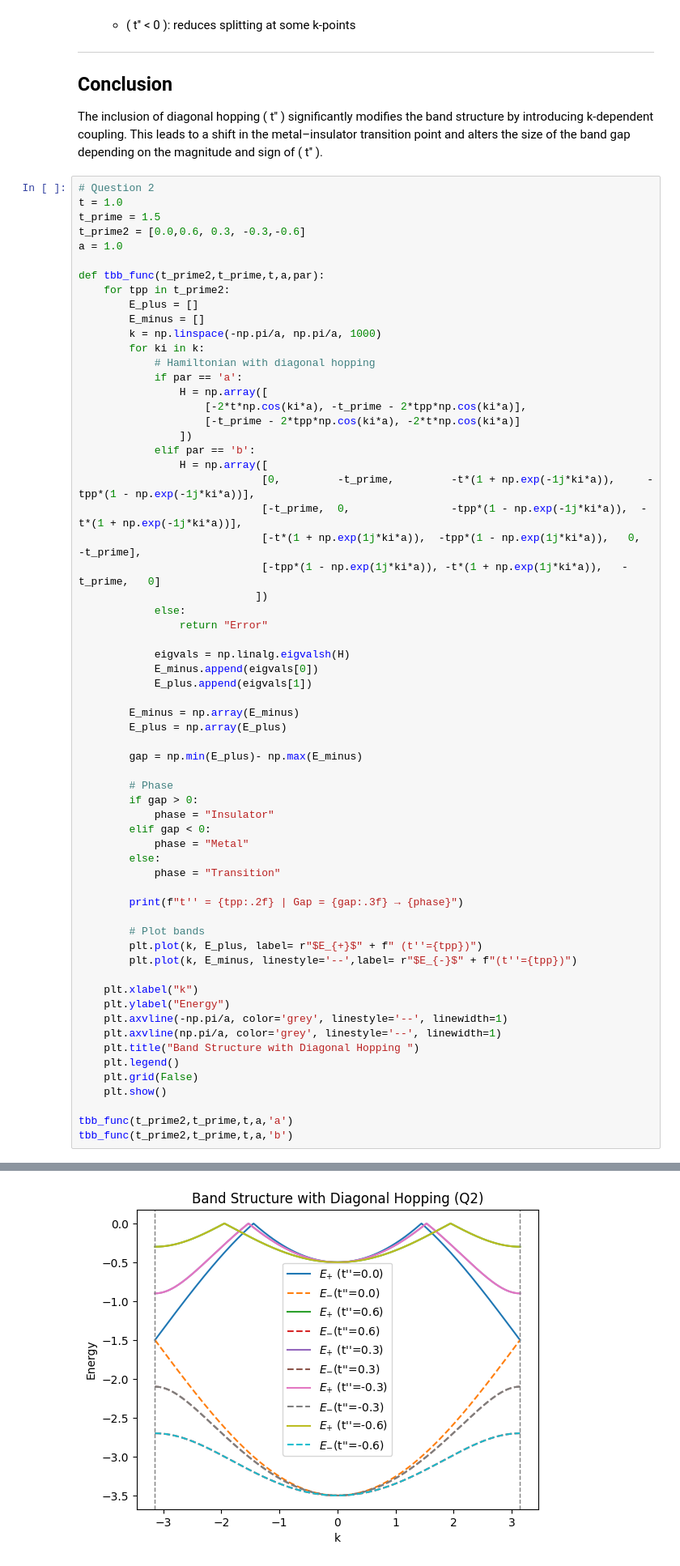
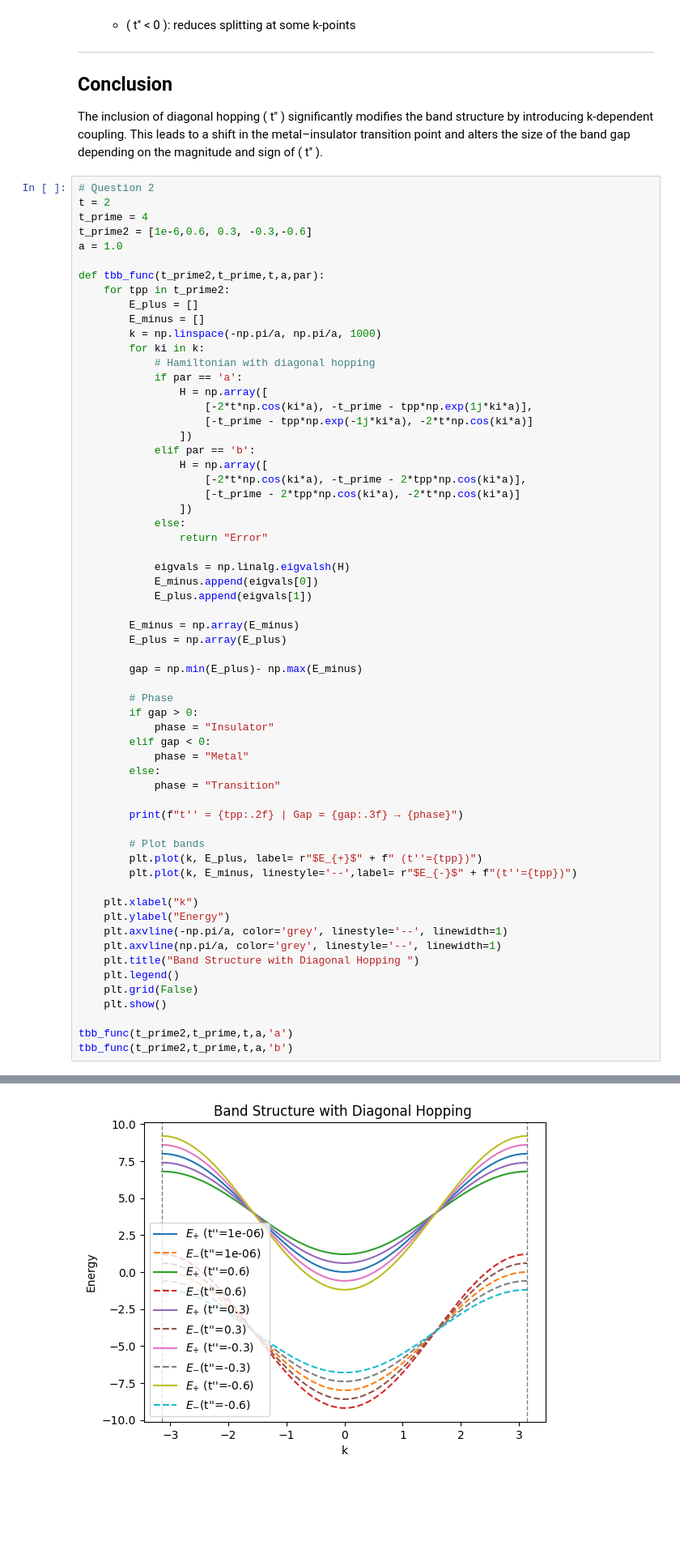
Before and after one commit to Anuj-Arya1/Condensed-Matter-Physics, a Jupyter notebook: Spectrum_density_analysis(1D chain)/tight_binding.ipynb, the cells around one changed output, grey strips where cells are left out. Shown at 81% size. Drawn from its saved outputs; the diff is of its cells as text; blank space fills up the shorter version.

```diff
--- a/Spectrum_density_analysis(1D chain)/tight_binding.ipynb
+++ b/Spectrum_density_analysis(1D chain)/tight_binding.ipynb
@@ -256,9 +256,9 @@ To determine whether the system is metallic or insulating, we compute:
 The inclusion of diagonal hopping \( t'' \) significantly modifies the band structure by introducing k-dependent coupling. This leads to a shift in the metal–insulator transition point and alters the size of the band gap depending on the magnitude and sign of \( t'' \).
 # %%
 # Question 2
-t = 1.0
-t_prime = 1.5
-t_prime2 = [0.0,0.6, 0.3, -0.3,-0.6]
+t = 2
+t_prime = 4
+t_prime2 = [1e-6,0.6, 0.3, -0.3,-0.6]
 a = 1.0
 
 def tbb_func(t_prime2,t_prime,t,a,par):
@@ -270,16 +270,14 @@ def tbb_func(t_prime2,t_prime,t,a,par):
             # Hamiltonian with diagonal hopping
             if par == 'a':
                 H = np.array([
+                    [-2*t*np.cos(ki*a), -t_prime - tpp*np.exp(1j*ki*a)],
+                    [-t_prime - tpp*np.exp(-1j*ki*a), -2*t*np.cos(ki*a)]
+                ])
+            elif par == 'b':
+                H = np.array([
                     [-2*t*np.cos(ki*a), -t_prime - 2*tpp*np.cos(ki*a)],
                     [-t_prime - 2*tpp*np.cos(ki*a), -2*t*np.cos(ki*a)]
                 ])
-            elif par == 'b':
-                H = np.array([
-                             [0,         -t_prime,         -t*(1 + np.exp(-1j*ki*a)),     -tpp*(1 - np.exp(-1j*ki*a))],
-                             [-t_prime,  0,                -tpp*(1 - np.exp(-1j*ki*a)),  -t*(1 + np.exp(-1j*ki*a))],
-                             [-t*(1 + np.exp(1j*ki*a)),  -tpp*(1 - np.exp(1j*ki*a)),   0,         -t_prime],
-                             [-tpp*(1 - np.exp(1j*ki*a)), -t*(1 + np.exp(1j*ki*a)),   -t_prime,   0]
-                            ])
             else:
                 return "Error"
 
@@ -332,4 +330,4 @@ t'' = -0.60 | Gap = 2.200 → Insulator
-[figure, old version]
+[figure, new version]
 # %%
 
 # Question 3
```
Also changed, not shown: parts of 2 cells of this notebook, 1 other file.
